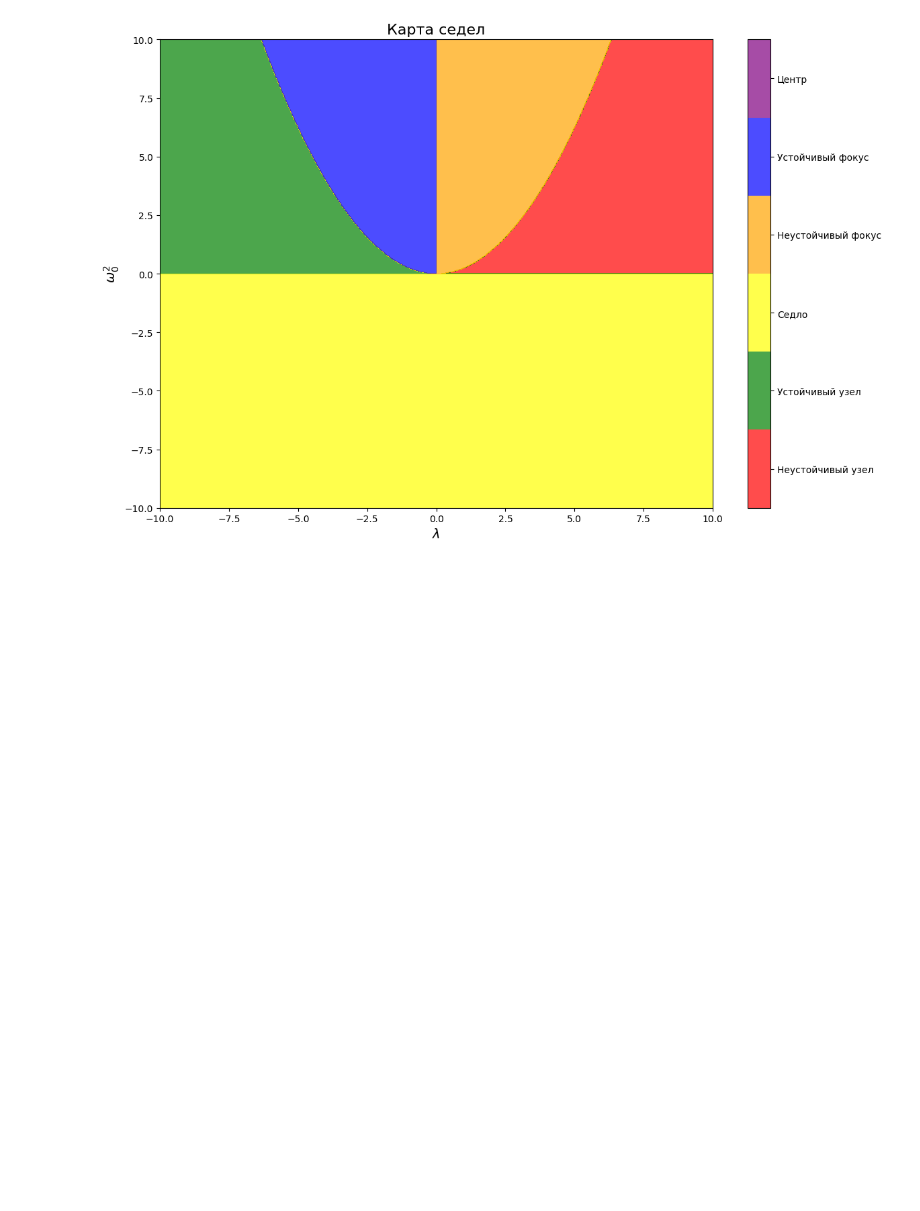
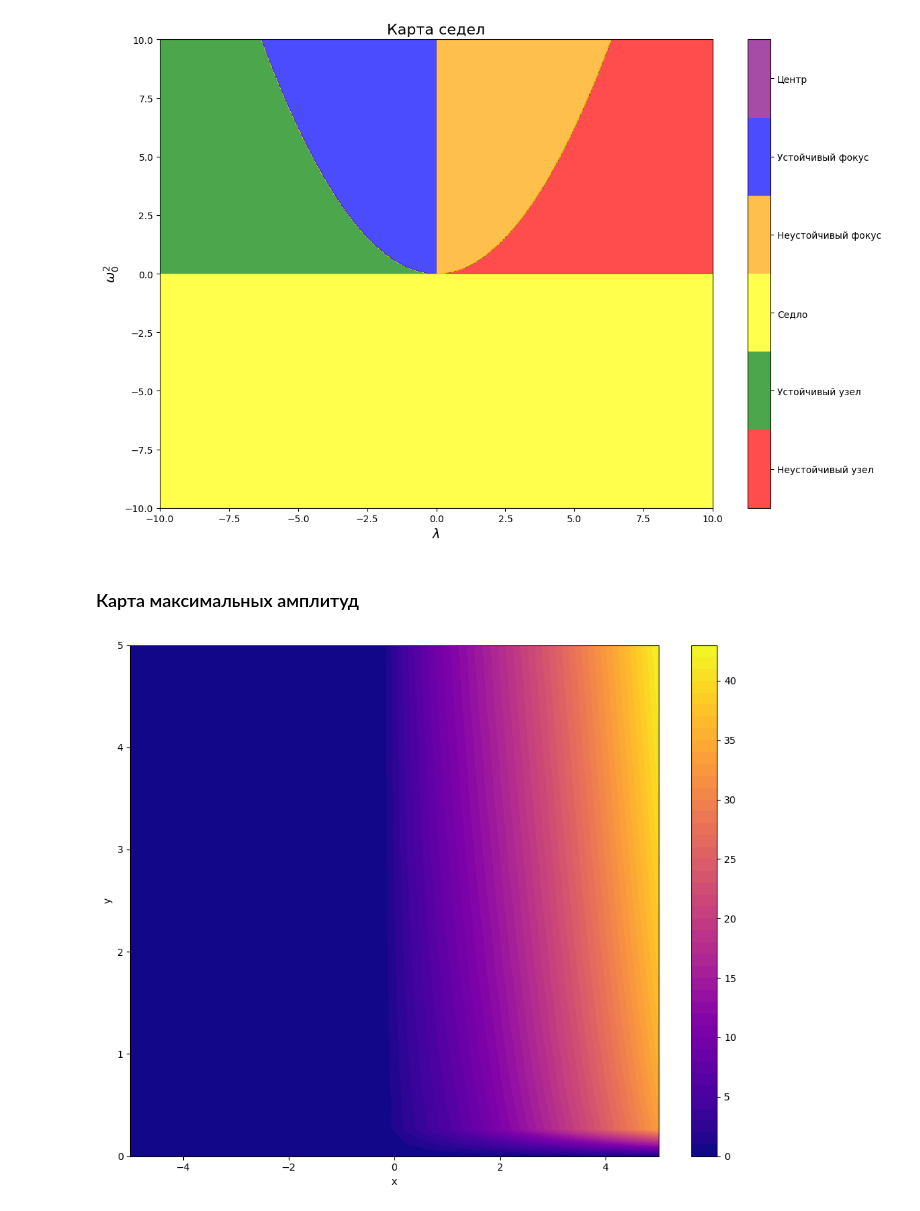
Before and after one commit to FFG99/neuromap_sync, a Jupyter notebook: explore/single_van_der_pol_dynamics.ipynb, the cells around one changed output. Drawn from its saved outputs; the diff is of its cells as text; code cells hidden in the pictures; blank space fills up the shorter version.

```diff
--- a/explore/single_van_der_pol_dynamics.ipynb
+++ b/explore/single_van_der_pol_dynamics.ipynb
@@ -97,3 +96,20 @@ plt.tight_layout()
 plt.show()
 # %% [output]
 [figure]
+# %% [markdown]
+### Карта максимальных амплитуд
+# %%
+import numpy as  np
+from utils.trajectories import grid_of_amplitude
+from systems.van_der_pol_rk4 import van_der_pol_rk4
+
+
+x = np.linspace(-5, 5, 20)
+y = np.linspace(0, 5, 20)
+Z = grid_of_amplitude(van_der_pol_rk4, [0.6, 0.7], [x, y], 0.01, 20, 20, lambda x: x[0])
+# %%
+from utils.plots import plot_heatmap
+
+plot_heatmap(x, y, Z)
+# %% [output]
+[figure, added]
```
Also changed, not shown: parts of 6 cells of this notebook, 6 other files.
